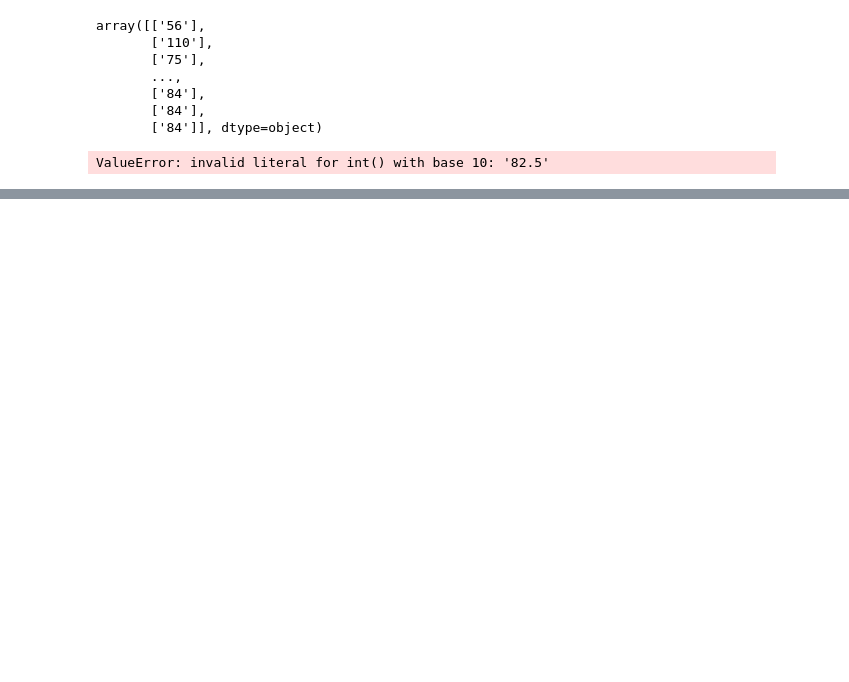
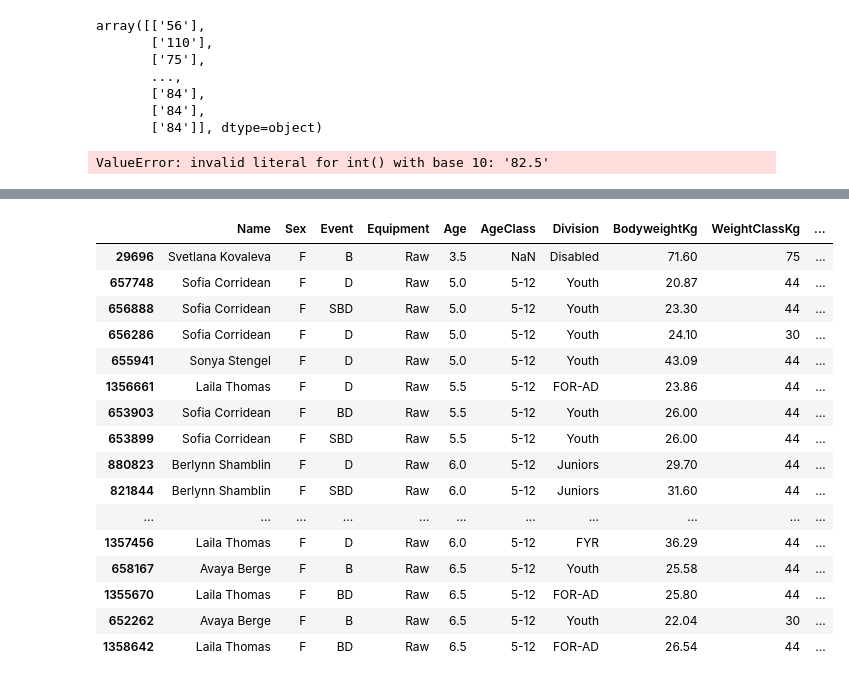
Before and after one commit to Emma-Pang/Powerlifting-data-analysis, a Jupyter notebook: liftingdata_analysis.ipynb, the cells around one changed output, grey strips where cells are left out. Drawn from its saved outputs; the diff is of its cells as text; code cells hidden in the pictures; blank space fills up the shorter version.

```diff
--- a/liftingdata_analysis.ipynb
+++ b/liftingdata_analysis.ipynb
@@ -260,0 +240,23 @@ ax1 = f_data_cleaned.plot.scatter(x='Age',
+# %%
+#drop outlier and "youth" division
+f_adult_data_cleaned = f_data_cleaned[f_data_cleaned.Division != 'Youth']
+f_adult_data_cleaned = f_data_cleaned[f_data_cleaned.Name != 'Emma Brown']
+f_adult_data_cleaned.head(20)
+# %% [output]
+|  | Name | Sex | Event | Equipment | Age | AgeClass | Division | BodyweightKg | WeightClassKg | ... |
+| 29696 | Svetlana Kovaleva | F | B | Raw | 3.5 | NaN | Disabled | 71.60 | 75 | ... |
+| 657748 | Sofia Corridean | F | D | Raw | 5.0 | 5-12 | Youth | 20.87 | 44 | ... |
+| 656888 | Sofia Corridean | F | SBD | Raw | 5.0 | 5-12 | Youth | 23.30 | 44 | ... |
+| 656286 | Sofia Corridean | F | D | Raw | 5.0 | 5-12 | Youth | 24.10 | 30 | ... |
+| 655941 | Sonya Stengel | F | D | Raw | 5.0 | 5-12 | Youth | 43.09 | 44 | ... |
+| 1356661 | Laila Thomas | F | D | Raw | 5.5 | 5-12 | FOR-AD | 23.86 | 44 | ... |
+| 653903 | Sofia Corridean | F | BD | Raw | 5.5 | 5-12 | Youth | 26.00 | 44 | ... |
+| 653899 | Sofia Corridean | F | SBD | Raw | 5.5 | 5-12 | Youth | 26.00 | 44 | ... |
+| 880823 | Berlynn Shamblin | F | D | Raw | 6.0 | 5-12 | Juniors | 29.70 | 44 | ... |
+| 821844 | Berlynn Shamblin | F | SBD | Raw | 6.0 | 5-12 | Juniors | 31.60 | 44 | ... |
+| ... | ... | ... | ... | ... | ... | ... | ... | ... | ... | ... |
+| 1357456 | Laila Thomas | F | D | Raw | 6.0 | 5-12 | FYR | 36.29 | 44 | ... |
+| 658167 | Avaya Berge | F | B | Raw | 6.5 | 5-12 | Youth | 25.58 | 44 | ... |
+| 1355670 | Laila Thomas | F | BD | Raw | 6.5 | 5-12 | FOR-AD | 25.80 | 44 | ... |
+| 652262 | Avaya Berge | F | B | Raw | 6.5 | 5-12 | Youth | 22.04 | 30 | ... |
+| 1358642 | Laila Thomas | F | BD | Raw | 6.5 | 5-12 | FOR-AD | 26.54 | 44 | ... |
```
Also changed, not shown: parts of 29 cells of this notebook.
